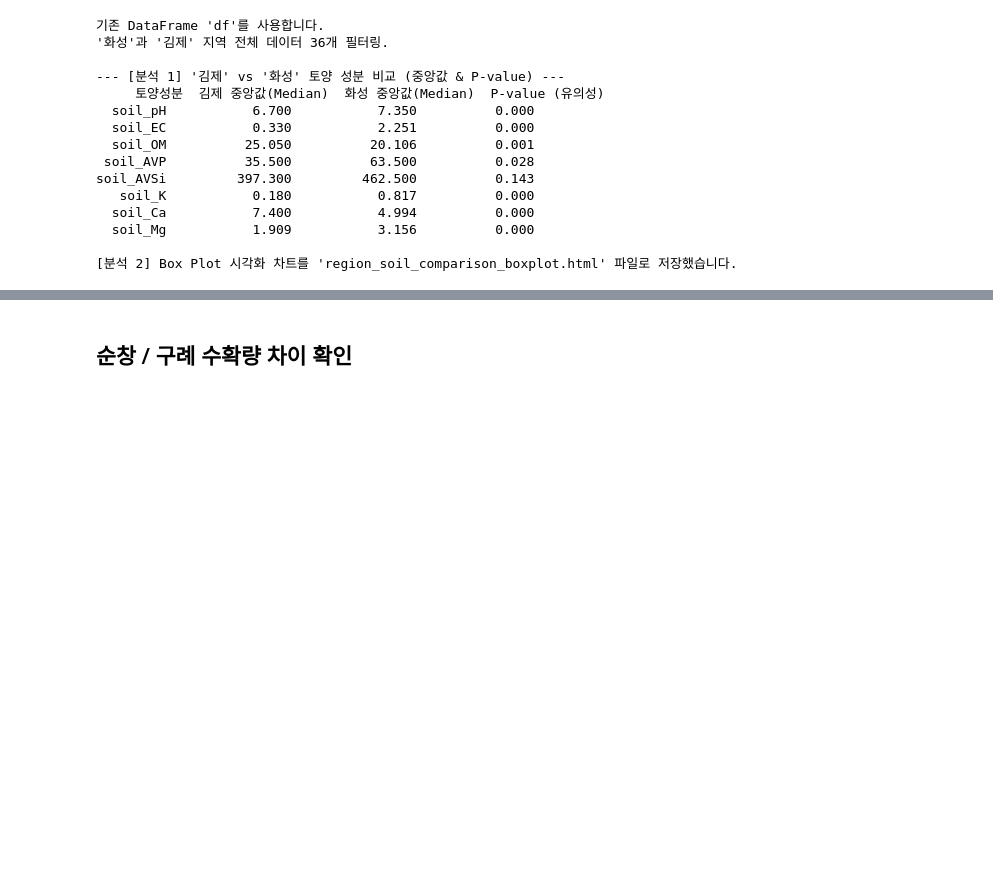
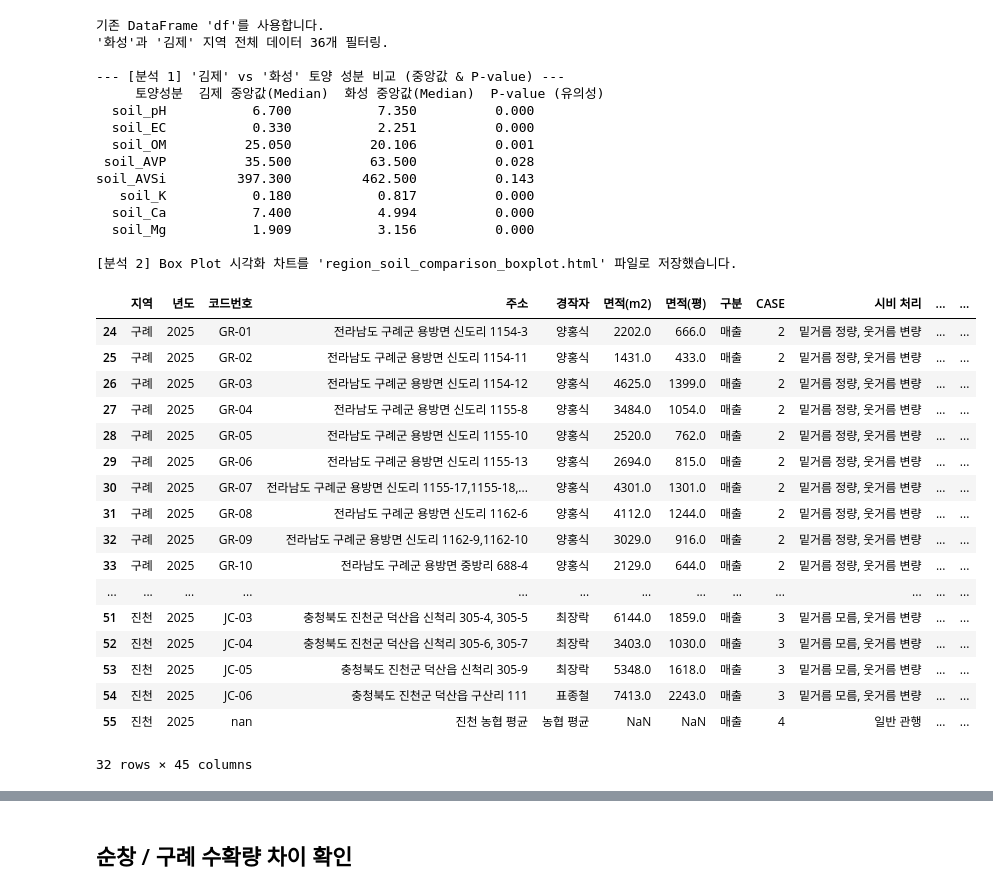
Before and after one commit to sirasony35/rice_analysis, a Jupyter notebook: basic_analysis.ipynb, the cells around one changed output, grey strips where cells are left out. Saved outputs shown, nothing was run; the diff lists cells and outputs as text; code cells hidden in the pictures; blank space fills up the shorter version.

```diff
--- a/basic_analysis.ipynb
+++ b/basic_analysis.ipynb
@@ -1309,12 +1347,12 @@ import statsmodels.formula.api as smf
 try:
     if 'df' not in locals() or df.empty:
          print("DataFrame 'df'를 다시 로드합니다.")
-         df = pd.read_csv("25년_수확량 통계.csv")
+         df = pd.read_csv("data/25년_수확량 통계.csv")
     else:
          print("기존 DataFrame 'df'를 사용합니다.")
 except NameError:
     print("DataFrame 'df'를 새로 로드합니다.")
-    df = pd.read_csv("25년_수확량 통계.csv")
+    df = pd.read_csv("data/25년_수확량 통계.csv")
 
 # 2. 분석에 필요한 컬럼들 전처리
 try:
@@ -1547,12 +1583,12 @@ from scipy.stats import mannwhitneyu # 통계 검정 라이브러리
 try:
     if 'df' not in locals() or df.empty:
          print("DataFrame 'df'를 다시 로드합니다.")
-         df = pd.read_csv("25년_수확량 통계.csv")
+         df = pd.read_csv("data/25년_수확량 통계.csv")
     else:
          print("기존 DataFrame 'df'를 사용합니다.")
 except NameError:
     print("DataFrame 'df'를 새로 로드합니다.")
-    df = pd.read_csv("25년_수확량 통계.csv")
+    df = pd.read_csv("data/25년_수확량 통계.csv")
 
 # 2. 분석에 필요한 컬럼들 전처리
 all_soil_components = [
@@ -1660,3 +1696,24 @@ soil_AVSi         397.300         462.500          0.143
   soil_Mg           1.909           3.156          0.000
 
 [분석 2] Box Plot 시각화 차트를 'region_soil_comparison_boxplot.html' 파일로 저장했습니다.
+# %%
+df[df['구분'] == '매출']
+# %% [output]
+|  | 지역 | 년도 | 코드번호 | 주소 | 경작자 | 면적(m2) | 면적(평) | 구분 | CASE | 시비 처리 | ... | ... |
+| 24 | 구례 | 2025 | GR-01 | 전라남도 구례군 용방면 신도리 1154-3 | 양홍식 | 2202.0 | 666.0 | 매출 | 2 | 밑거름 정량, 웃거름 변량 | ... | ... |
+| 25 | 구례 | 2025 | GR-02 | 전라남도 구례군 용방면 신도리 1154-11 | 양홍식 | 1431.0 | 433.0 | 매출 | 2 | 밑거름 정량, 웃거름 변량 | ... | ... |
+| 26 | 구례 | 2025 | GR-03 | 전라남도 구례군 용방면 신도리 1154-12 | 양홍식 | 4625.0 | 1399.0 | 매출 | 2 | 밑거름 정량, 웃거름 변량 | ... | ... |
+| 27 | 구례 | 2025 | GR-04 | 전라남도 구례군 용방면 신도리 1155-8 | 양홍식 | 3484.0 | 1054.0 | 매출 | 2 | 밑거름 정량, 웃거름 변량 | ... | ... |
+| 28 | 구례 | 2025 | GR-05 | 전라남도 구례군 용방면 신도리 1155-10 | 양홍식 | 2520.0 | 762.0 | 매출 | 2 | 밑거름 정량, 웃거름 변량 | ... | ... |
+| 29 | 구례 | 2025 | GR-06 | 전라남도 구례군 용방면 신도리 1155-13 | 양홍식 | 2694.0 | 815.0 | 매출 | 2 | 밑거름 정량, 웃거름 변량 | ... | ... |
+| 30 | 구례 | 2025 | GR-07 | 전라남도 구례군 용방면 신도리 1155-17,1155-18,... | 양홍식 | 4301.0 | 1301.0 | 매출 | 2 | 밑거름 정량, 웃거름 변량 | ... | ... |
+| 31 | 구례 | 2025 | GR-08 | 전라남도 구례군 용방면 신도리 1162-6 | 양홍식 | 4112.0 | 1244.0 | 매출 | 2 | 밑거름 정량, 웃거름 변량 | ... | ... |
+| 32 | 구례 | 2025 | GR-09 | 전라남도 구례군 용방면 신도리 1162-9,1162-10 | 양홍식 | 3029.0 | 916.0 | 매출 | 2 | 밑거름 정량, 웃거름 변량 | ... | ... |
+| 33 | 구례 | 2025 | GR-10 | 전라남도 구례군 용방면 중방리 688-4 | 양홍식 | 2129.0 | 644.0 | 매출 | 2 | 밑거름 정량, 웃거름 변량 | ... | ... |
+| ... | ... | ... | ... | ... | ... | ... | ... | ... | ... | ... | ... | ... |
+| 51 | 진천 | 2025 | JC-03 | 충청북도 진천군 덕산읍 신척리 305-4, 305-5 | 최장락 | 6144.0 | 1859.0 | 매출 | 3 | 밑거름 모름, 웃거름 변량 | ... | ... |
+| 52 | 진천 | 2025 | JC-04 | 충청북도 진천군 덕산읍 신척리 305-6, 305-7 | 최장락 | 3403.0 | 1030.0 | 매출 | 3 | 밑거름 모름, 웃거름 변량 | ... | ... |
+| 53 | 진천 | 2025 | JC-05 | 충청북도 진천군 덕산읍 신척리 305-9 | 최장락 | 5348.0 | 1618.0 | 매출 | 3 | 밑거름 모름, 웃거름 변량 | ... | ... |
+| 54 | 진천 | 2025 | JC-06 | 충청북도 진천군 덕산읍 구산리 111 | 표종철 | 7413.0 | 2243.0 | 매출 | 3 | 밑거름 모름, 웃거름 변량 | ... | ... |
+| 55 | 진천 | 2025 | nan | 진천 농협 평균 | 농협 평균 | NaN | NaN | 매출 | 4 | 일반 관행 | ... | ... |
+32 rows × 45 columns
```
Also changed, not shown: parts of 11 cells of this notebook.
